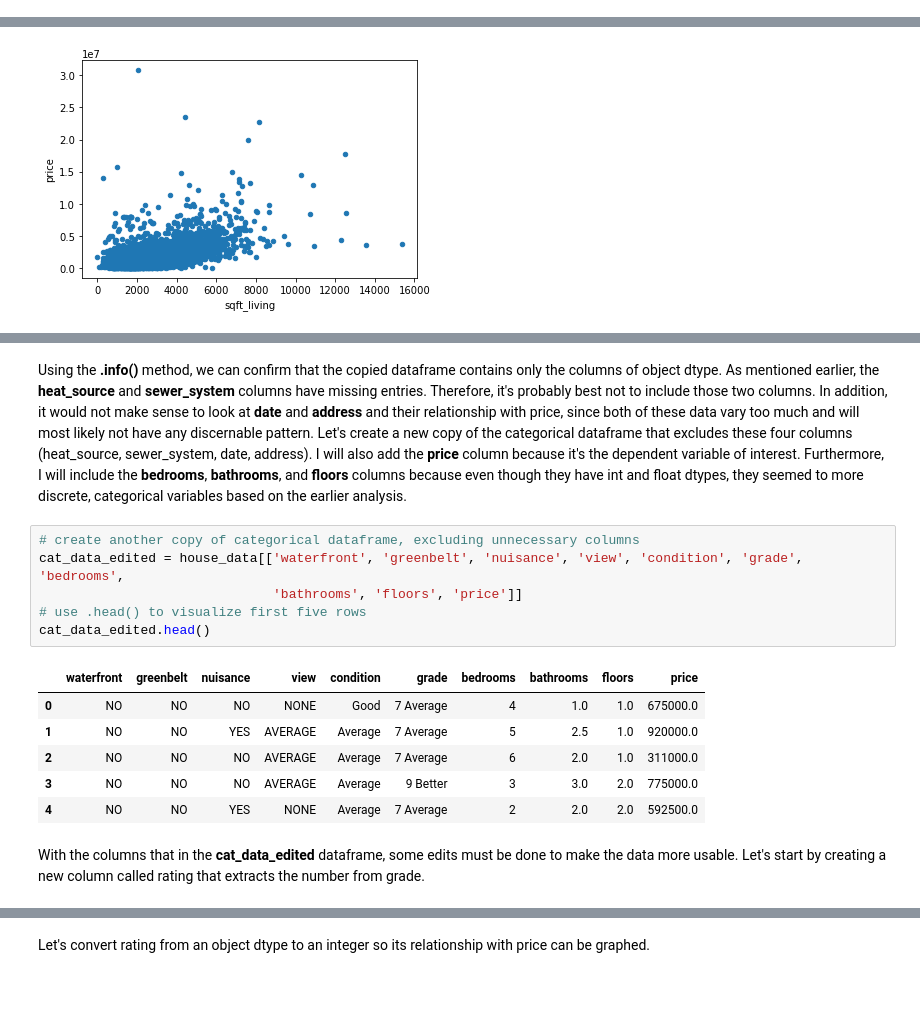
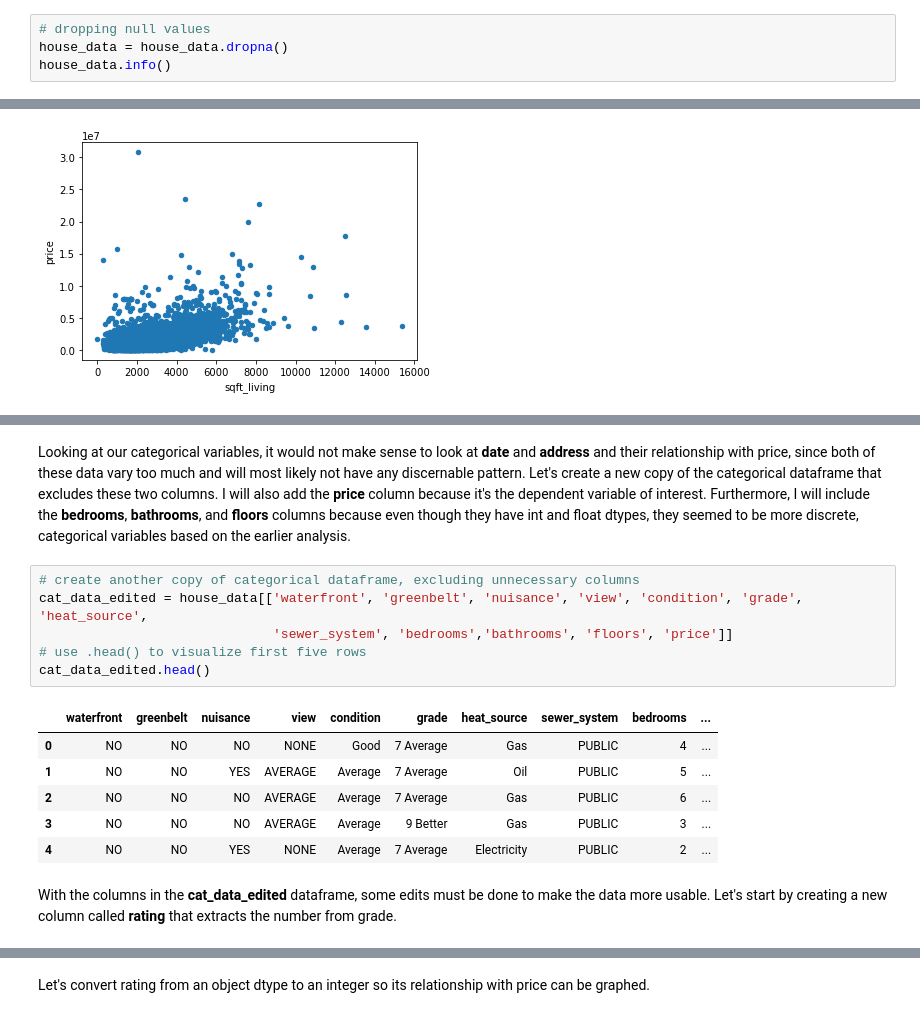
Before and after one commit to jbenedito99/dsc-phase-2-project-v2-5, a Jupyter notebook: student.ipynb, the cells around one changed output, grey strips where cells are left out. Drawn from its saved outputs; the diff is of its cells as text; blank space fills up the shorter version.

Commit message:
5/29 Edits

```diff
--- a/student.ipynb
+++ b/student.ipynb
@@ -85,0 +90,4 @@ The <b>.describe()</b> method shows statistics for 15 columns, which are of dtyp
+# %%
+# dropping null values
+house_data = house_data.dropna()
+house_data.info()
@@ -184,20 +215,20 @@ memory usage: 2.3+ MB
 # %% [markdown]
-Using the <b>.info()</b> method, we can confirm that the copied dataframe contains only the columns of object dtype. As mentioned earlier, the <b>heat_source</b> and <b>sewer_system</b> columns have missing entries. Therefore, it's probably best not to include those two columns. In addition, it would not make sense to look at <b>date</b> and <b>address</b> and their relationship with price, since both of these data vary too much and will most likely not have any discernable pattern. Let's create a new copy of the categorical dataframe that excludes these four columns (heat_source, sewer_system, date, address). I will also add the <b>price</b> column because it's the dependent variable of interest. Furthermore, I will include the <b>bedrooms</b>, <b>bathrooms</b>, and <b>floors</b> columns because even though they have int and float dtypes, they seemed to more discrete, categorical variables based on the earlier analysis.
+Looking at our categorical variables, it would not make sense to look at <b>date</b> and <b>address</b> and their relationship with price, since both of these data vary too much and will most likely not have any discernable pattern. Let's create a new copy of the categorical dataframe that excludes these two columns. I will also add the <b>price</b> column because it's the dependent variable of interest. Furthermore, I will include the <b>bedrooms</b>, <b>bathrooms</b>, and <b>floors</b> columns because even though they have int and float dtypes, they seemed to be more discrete, categorical variables based on the earlier analysis.
 # %%
 # create another copy of categorical dataframe, excluding unnecessary columns
-cat_data_edited = house_data[['waterfront', 'greenbelt', 'nuisance', 'view', 'condition', 'grade', 'bedrooms',
-                              'bathrooms', 'floors', 'price']]
+cat_data_edited = house_data[['waterfront', 'greenbelt', 'nuisance', 'view', 'condition', 'grade', 'heat_source',
+                              'sewer_system', 'bedrooms','bathrooms', 'floors', 'price']]
 # use .head() to visualize first five rows
 cat_data_edited.head()
 # %% [output]
-|  | waterfront | greenbelt | nuisance | view | condition | grade | bedrooms | bathrooms | floors | price |
-| 0 | NO | NO | NO | NONE | Good | 7 Average | 4 | 1.0 | 1.0 | 675000.0 |
-| 1 | NO | NO | YES | AVERAGE | Average | 7 Average | 5 | 2.5 | 1.0 | 920000.0 |
-| 2 | NO | NO | NO | AVERAGE | Average | 7 Average | 6 | 2.0 | 1.0 | 311000.0 |
-| 3 | NO | NO | NO | AVERAGE | Average | 9 Better | 3 | 3.0 | 2.0 | 775000.0 |
-| 4 | NO | NO | YES | NONE | Average | 7 Average | 2 | 2.0 | 2.0 | 592500.0 |
+|  | waterfront | greenbelt | nuisance | view | condition | grade | heat_source | sewer_system | bedrooms | ... |
+| 0 | NO | NO | NO | NONE | Good | 7 Average | Gas | PUBLIC | 4 | ... |
+| 1 | NO | NO | YES | AVERAGE | Average | 7 Average | Oil | PUBLIC | 5 | ... |
+| 2 | NO | NO | NO | AVERAGE | Average | 7 Average | Gas | PUBLIC | 6 | ... |
+| 3 | NO | NO | NO | AVERAGE | Average | 9 Better | Gas | PUBLIC | 3 | ... |
+| 4 | NO | NO | YES | NONE | Average | 7 Average | Electricity | PUBLIC | 2 | ... |
 # %% [markdown]
-With the columns that in the <b>cat_data_edited</b> dataframe, some edits must be done to make the data more usable. Let's start by creating a new column called rating that extracts the number from grade.
+With the columns in the <b>cat_data_edited</b> dataframe, some edits must be done to make the data more usable. Let's start by creating a new column called <b>rating</b> that extracts the number from grade.
 # %%
 # creating a new column with just the number from grade
 cat_data_edited['rating'] = cat_data_edited['grade'].str.split().apply(lambda x: x[0])
```
Also changed, not shown: parts of 83 cells of this notebook.
